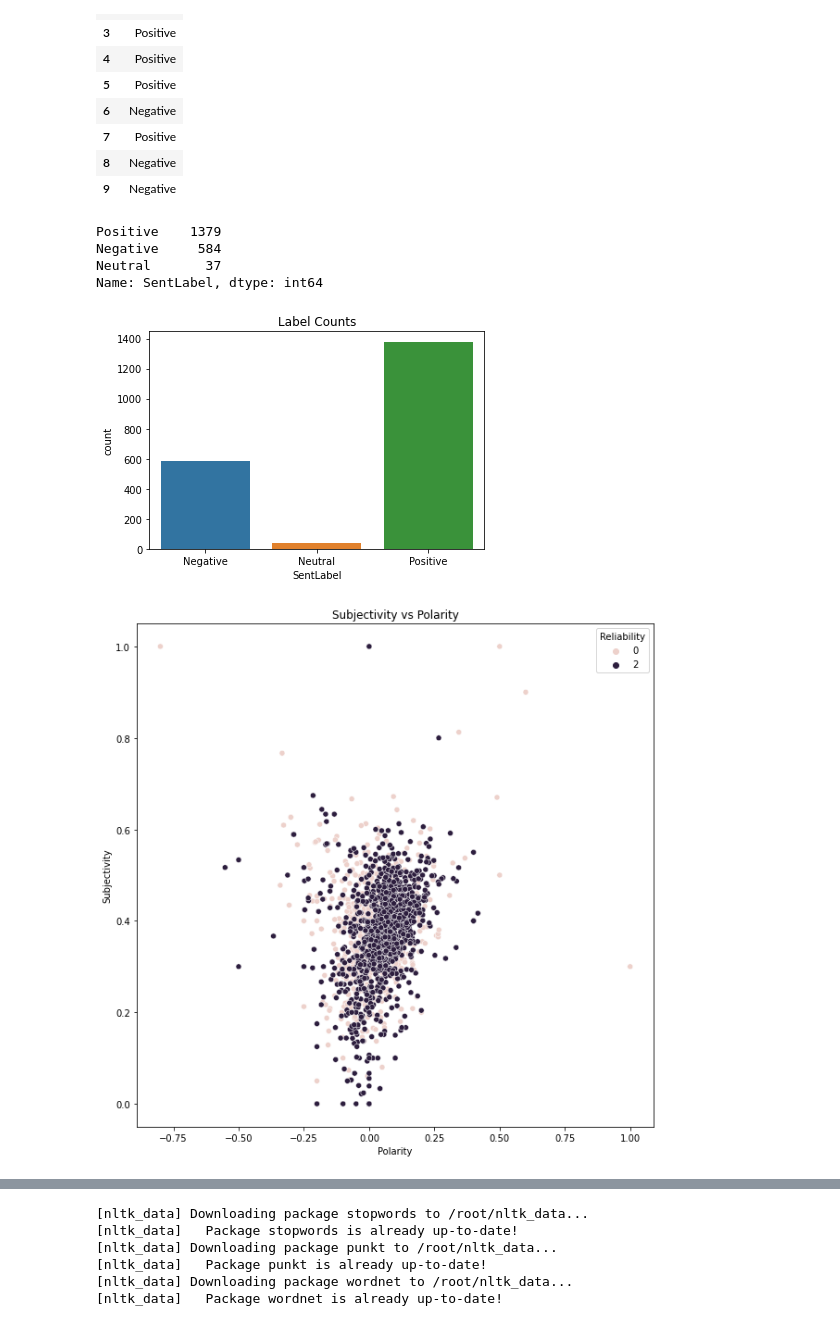
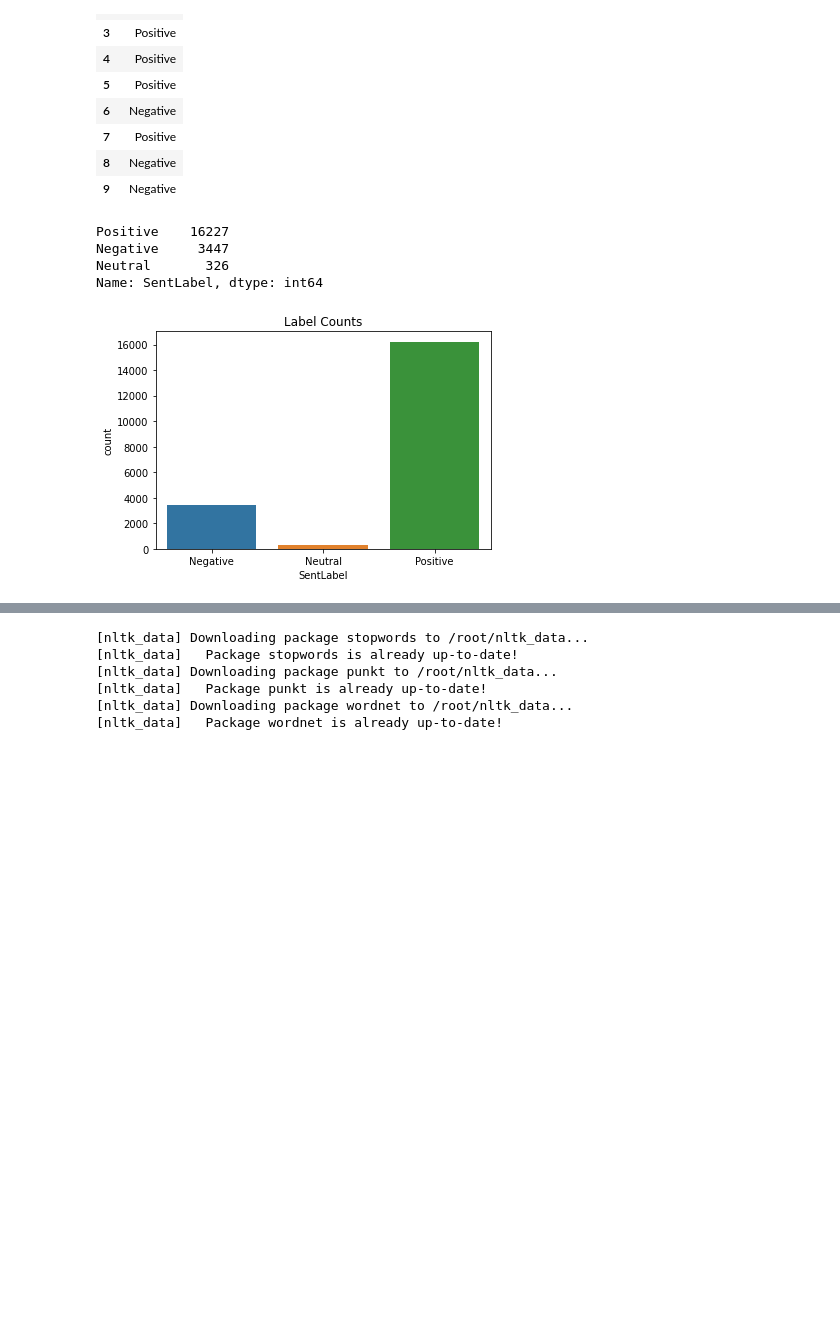
Before and after one commit to vasvarym/FakeNewsProject, a Jupyter notebook: nelasentiment.ipynb, the cells around one changed output, grey strips where cells are left out. Drawn from its saved outputs; the diff is of its cells as text; code cells hidden in the pictures; blank space fills up the shorter version.

```diff
--- a/nelasentiment.ipynb
+++ b/nelasentiment.ipynb
@@ -83,3 +141,6 @@ data.title=data.title.astype(str)
+# %%
+#dropping rows including null values
+data = data.dropna()
 # %%
 # Change labels
 def change_labels(y):
@@ -101,3 +160,8 @@ data["content"] = data["title"] + " " + data["content"]
 
 #Keep only content, Reliability as columns
 data = data.drop(['id','date','source','title','author','url','published','published_utc','collection_utc'],axis=1)
+# %%
+#Change labels to 0 and 1.
+data["Reliability"] = data.Reliability.apply(change_labels)
+
+print(data["Reliability"])
@@ -135,7 +191,6 @@ Name: Reliability, Length: 2000, dtype: int64
 # %%
-# Add polarities and subkectivities into the DataFrame by using TextBlob
-smallerdf["Polarity"] = smallerdf["content"].apply(lambda word: TextBlob(word).sentiment.polarity)
-smallerdf["Subjectivity"] = smallerdf["content"].apply(lambda word: TextBlob(word).sentiment.subjectivity)
+# Add polarities and subjectivities into the DataFrame using TextBlob
+data['Polarity'] = data['content'].apply(lambda text: TextBlob(text).sentiment.polarity)
 
 # Display the Polarity and Subjectivity columns of train dataset
-display(smallerdf[["content","Polarity","Subjectivity"]].head(10))
+display(data[["content","Polarity"]].head(10))
@@ -162,10 +205,10 @@ def analyse_polarity(polarity):
         return "Negative"
 
 # Apply the funtion on Polarity column and add the results into a new column
-smallerdf["SentLabel"] = smallerdf["Polarity"].apply(analyse_polarity)
+data["SentLabel"] = data["Polarity"].apply(analyse_polarity)
 
 # Display the Polarity and Subjectivity Analysis
-display(smallerdf[["SentLabel"]].head(10))
+display(data[["SentLabel"]].head(10))
 # %% [output]
 |  | SentLabel |
 | 0 | Positive |
@@ -180,29 +223,22 @@ display(smallerdf[["SentLabel"]].head(10))
 | 9 | Negative |
 # %%
 # Print the value counts of the SentLabel column
-print(smallerdf["SentLabel"].value_counts())
+print(data["SentLabel"].value_counts())
 # %% [output]
-Positive    1379
-Negative     584
-Neutral       37
+Positive    16227
+Negative     3447
+Neutral       326
 Name: SentLabel, dtype: int64
 # %%
 import matplotlib.pyplot as plt
 import seaborn as sns
 # Change the datatype as "category"
-smallerdf["SentLabel"] = smallerdf["SentLabel"].astype("category")
+data["SentLabel"] = data["SentLabel"].astype("category")
 
 # Visualize the Label counts
-sns.countplot(smallerdf["SentLabel"])
+sns.countplot(data["SentLabel"])
 plt.title("Label Counts")
 plt.show()
-
-# Visualize the Polarity scores
-plt.figure(figsize = (10, 10))
-sns.scatterplot(x="Polarity", y="Subjectivity", hue="Reliability", data=smallerdf)
-plt.title("Subjectivity vs Polarity")
-plt.show()
 # %% [output]
-[figure, old version]
+[figure, new version]
-[figure, removed]
 # %% [markdown]
```
Also changed, not shown: parts of 155 cells of this notebook.
